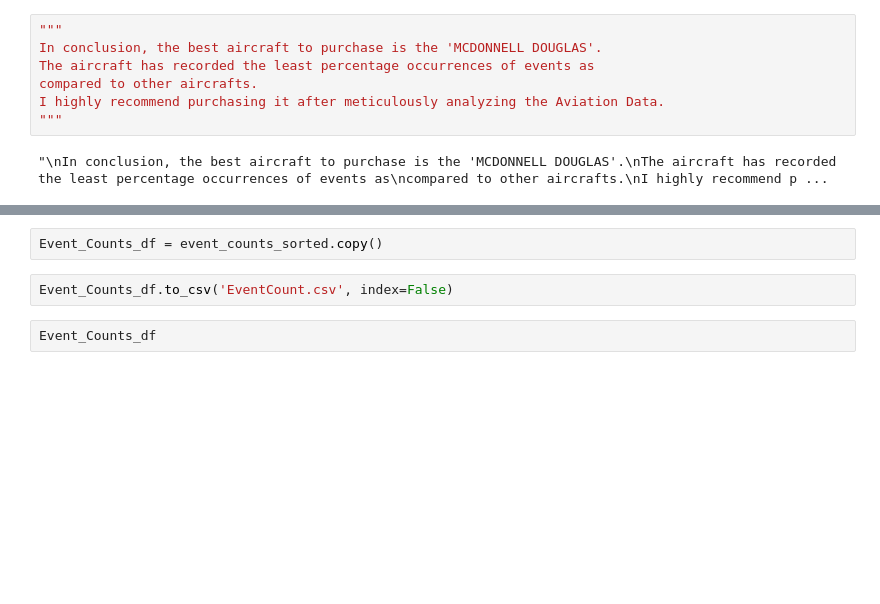
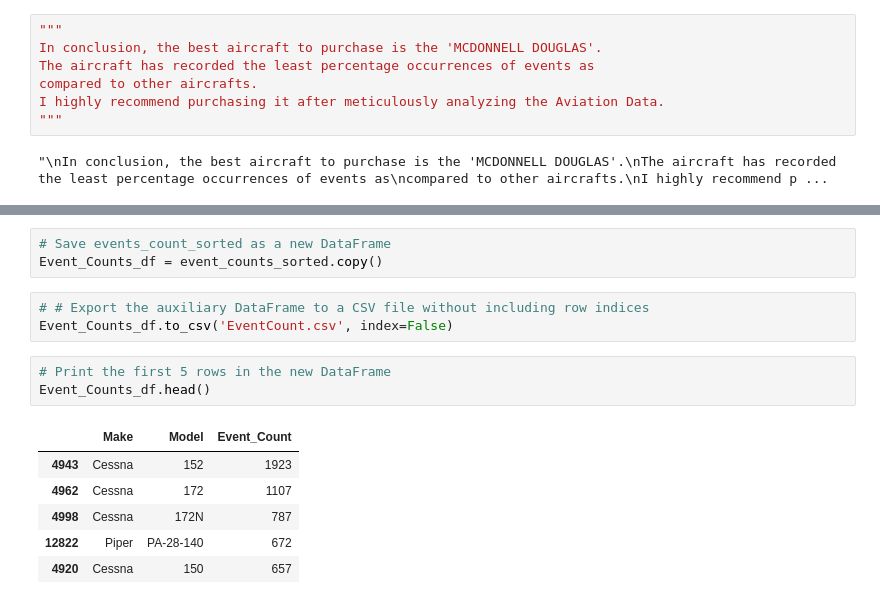
Before and after one commit to L3-nny/dsc-phase-1-project-v3, a Jupyter notebook: student.ipynb, the cells around one changed output, grey strips where cells are left out. Saved outputs shown, nothing was run; the diff lists cells and outputs as text; blank space fills up the shorter version.

```diff
--- a/student.ipynb
+++ b/student.ipynb
@@ -405,6 +403,16 @@ FileNotFoundError: [Errno 2] No such file or directory: ''
-# %%
-Event_Counts_df = event_counts_sorted.copy()
-# %%
-Event_Counts_df.to_csv('EventCount.csv', index=False)
-# %%
-Event_Counts_df
+# %%
+# Save events_count_sorted as a new DataFrame
+Event_Counts_df = event_counts_sorted.copy()
+# %%
+# # Export the auxiliary DataFrame to a CSV file without including row indices
+Event_Counts_df.to_csv('EventCount.csv', index=False)
+# %%
+# Print the first 5 rows in the new DataFrame
+Event_Counts_df.head()
+# %% [output]
+|  | Make | Model | Event_Count |
+| 4943 | Cessna | 152 | 1923 |
+| 4962 | Cessna | 172 | 1107 |
+| 4998 | Cessna | 172N | 787 |
+| 12822 | Piper | PA-28-140 | 672 |
+| 4920 | Cessna | 150 | 657 |
```
Also changed, not shown: parts of 2 cells of this notebook.
